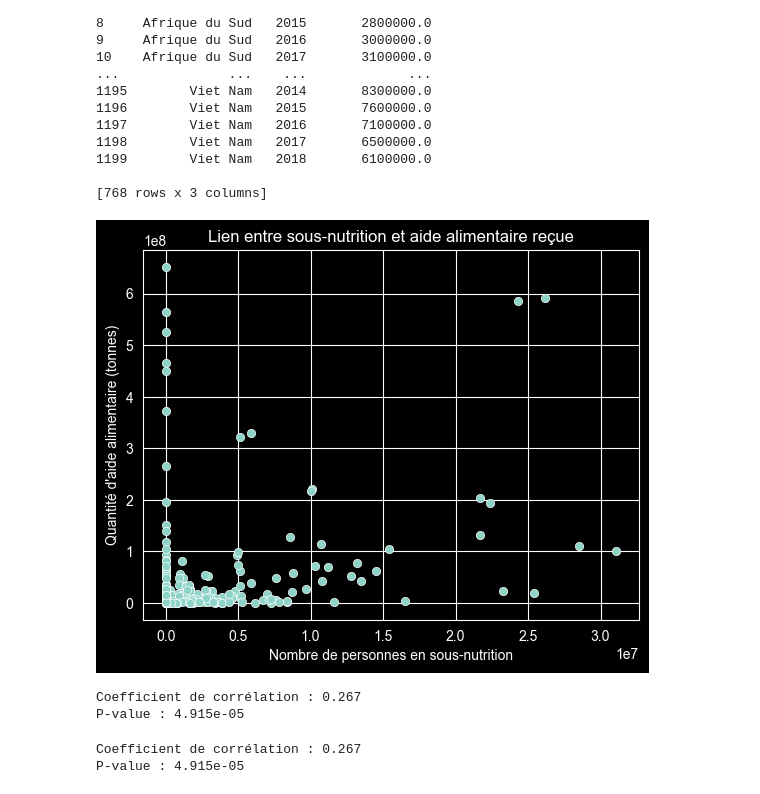
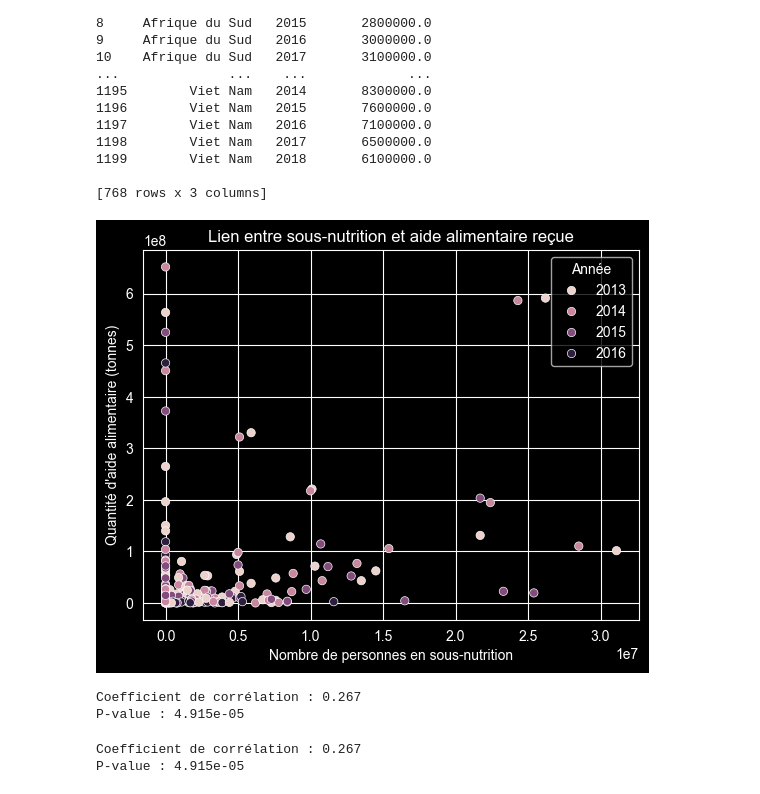
Before and after one commit to ziedbelhocine/Cours-OC, a Jupyter notebook: Data_Analyst/Projet_4/Template+Julien+V2.ipynb, the cells around one changed output. Saved outputs shown, nothing was run; the diff lists cells and outputs as text; code cells hidden in the pictures.

```diff
--- a/Data_Analyst/Projet_4/Template+Julien+V2.ipynb
+++ b/Data_Analyst/Projet_4/Template+Julien+V2.ipynb
@@ -945,19 +947,19 @@ aide_sous_nutrition = aide_sous_nutrition.dropna(subset=["sous_nutrition", "Vale
 # %%
 # Graph en nuage de points entre les deux variables sur toutes les années
 
-sns.scatterplot(data=aide_sous_nutrition, x="sous_nutrition", y="Valeur")
+sns.scatterplot(data=aide_sous_nutrition, x="sous_nutrition", y="Valeur", hue='Année')
 plt.title("Lien entre sous-nutrition et aide alimentaire reçue")
 plt.xlabel("Nombre de personnes en sous-nutrition")
 plt.ylabel("Quantité d'aide alimentaire (tonnes)")
 plt.show()
 
 #Ajout du R² et de la p-value
 import scipy.stats as st
 
 print(f"Coefficient de corrélation : {st.pearsonr(aide_sous_nutrition["sous_nutrition"],aide_sous_nutrition["Valeur"])[0]:.3f}")
 print(f"P-value : {st.pearsonr(aide_sous_nutrition["sous_nutrition"],aide_sous_nutrition["Valeur"])[1]:.3e}")
 # %% [output]
-[figure, old version]
+[figure, new version]
 Coefficient de corrélation : 0.267
 P-value : 4.915e-05
 # %%
```
Also changed, not shown: parts of 1 cell of this notebook, 2 other files.
